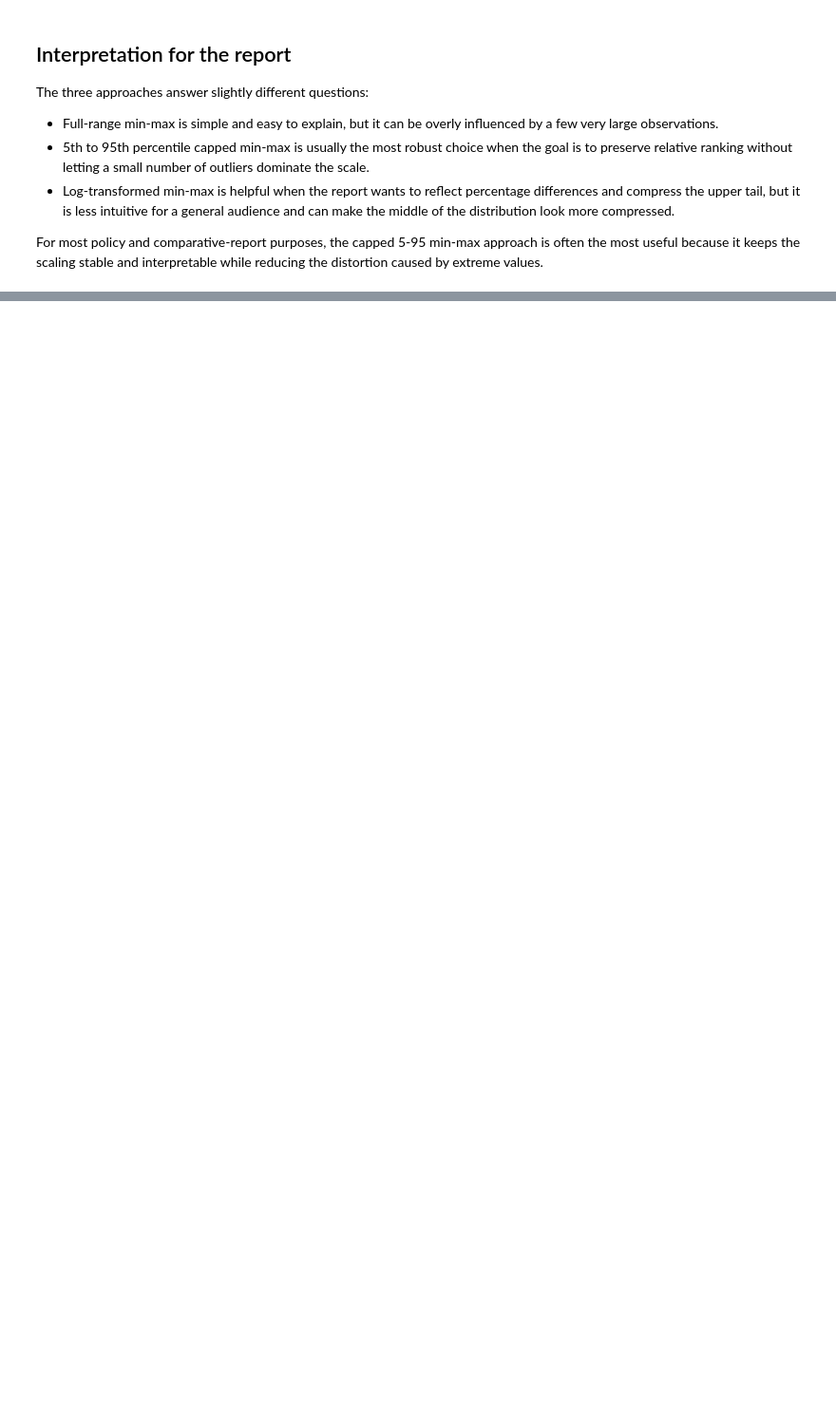
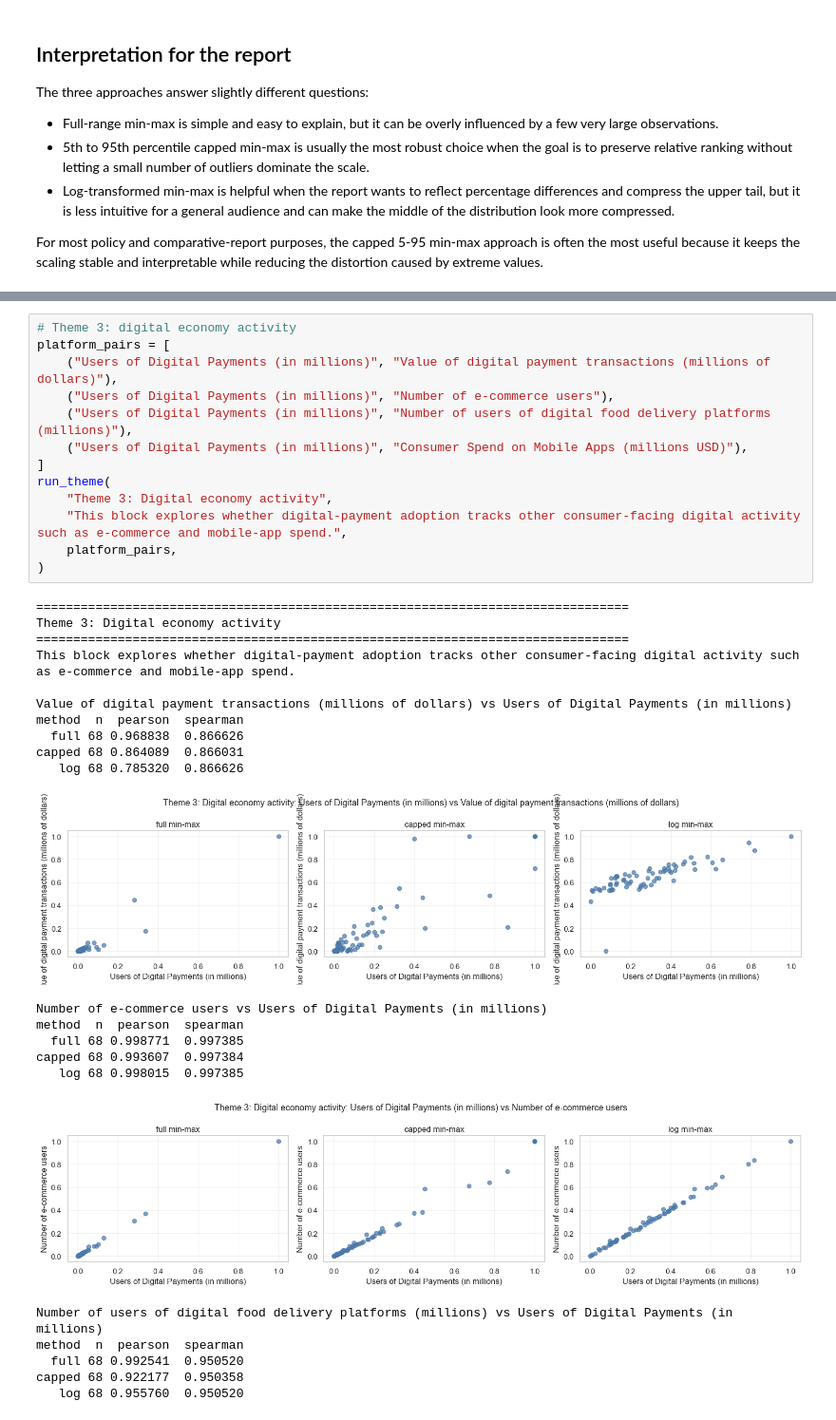
Before and after one commit to rohanc1996/icrier-streamlit-dashboard, a Jupyter notebook: skewed_column_scaling_analysis.ipynb, the cells around one changed output, grey strips where cells are left out. Shown at 95% size. Saved outputs shown, nothing was run; the diff lists cells and outputs as text; blank space fills up the shorter version.

```diff
--- a/skewed_column_scaling_analysis.ipynb
+++ b/skewed_column_scaling_analysis.ipynb
@@ -273,0 +474,36 @@ Users of Digital Payments (in millions)
+# %%
+# Theme 3: digital economy activity
+platform_pairs = [
+    ("Users of Digital Payments (in millions)", "Value of digital payment transactions (millions of dollars)"),
+    ("Users of Digital Payments (in millions)", "Number of e-commerce users"),
+    ("Users of Digital Payments (in millions)", "Number of users of digital food delivery platforms (millions)"),
+    ("Users of Digital Payments (in millions)", "Consumer Spend on Mobile Apps (millions USD)"),
+]
+run_theme(
+    "Theme 3: Digital economy activity",
+    "This block explores whether digital-payment adoption tracks other consumer-facing digital activity such as e-commerce and mobile-app spend.",
+    platform_pairs,
+)
+# %% [output]
+================================================================================
+Theme 3: Digital economy activity
+================================================================================
+This block explores whether digital-payment adoption tracks other consumer-facing digital activity such as e-commerce and mobile-app spend.
+
+Value of digital payment transactions (millions of dollars) vs Users of Digital Payments (in millions)
+method  n  pearson  spearman
+  full 68 0.968838  0.866626
+capped 68 0.864089  0.866031
+   log 68 0.785320  0.866626
+[figure, added]
+Number of e-commerce users vs Users of Digital Payments (in millions)
+method  n  pearson  spearman
+  full 68 0.998771  0.997385
+capped 68 0.993607  0.997384
+   log 68 0.998015  0.997385
+[figure, added]
+Number of users of digital food delivery platforms (millions) vs Users of Digital Payments (in millions)
+method  n  pearson  spearman
+  full 68 0.992541  0.950520
+capped 68 0.922177  0.950358
+   log 68 0.955760  0.950520
```
Also changed, not shown: parts of 15 cells of this notebook.
